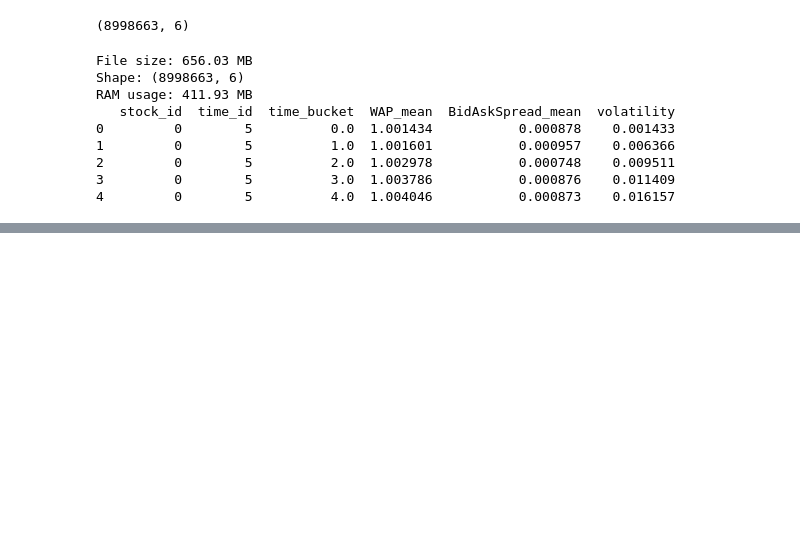
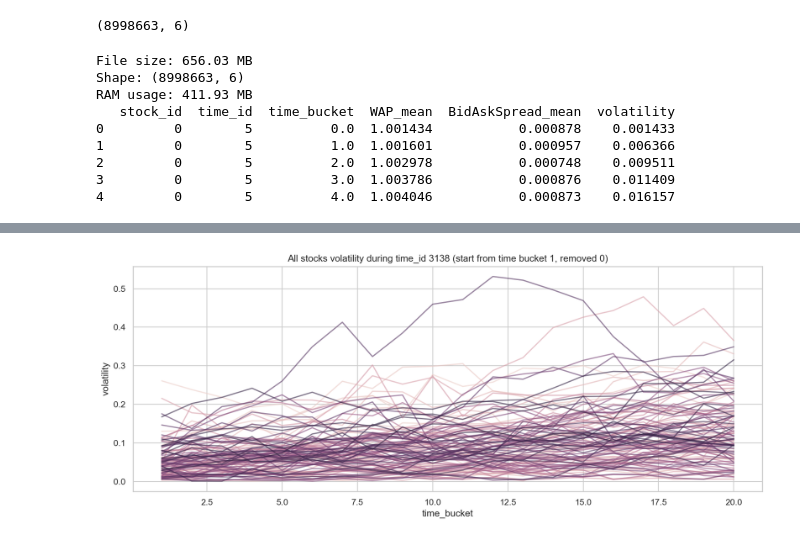
Before and after one commit to ji1isu/DATA3888G08, a Jupyter notebook: asst.ipynb, the cells around one changed output, grey strips where cells are left out. Cells and saved outputs as stored; diff of their text form; code cells hidden in the pictures; blank space fills up the shorter version.

```diff
--- a/asst.ipynb
+++ b/asst.ipynb
@@ -105,0 +227,12 @@ RAM usage: 411.93 MB
+# %%
+turbulent = df[(df['time_id'] == 3138) & (df['time_bucket'] != 0)]
+
+sns.set_theme(style='whitegrid')
+plt.figure(figsize=(12, 5))
+sns.lineplot(data=turbulent, x='time_bucket', y='volatility',
+             hue='stock_id', legend=False, alpha=0.6)
+plt.title('All stocks volatility during time_id 3138 (start from time bucket 1, removed 0)')
+plt.tight_layout()
+plt.show()
+# %% [output]
+[figure, added]
```
Also changed, not shown: parts of 18 cells of this notebook.
